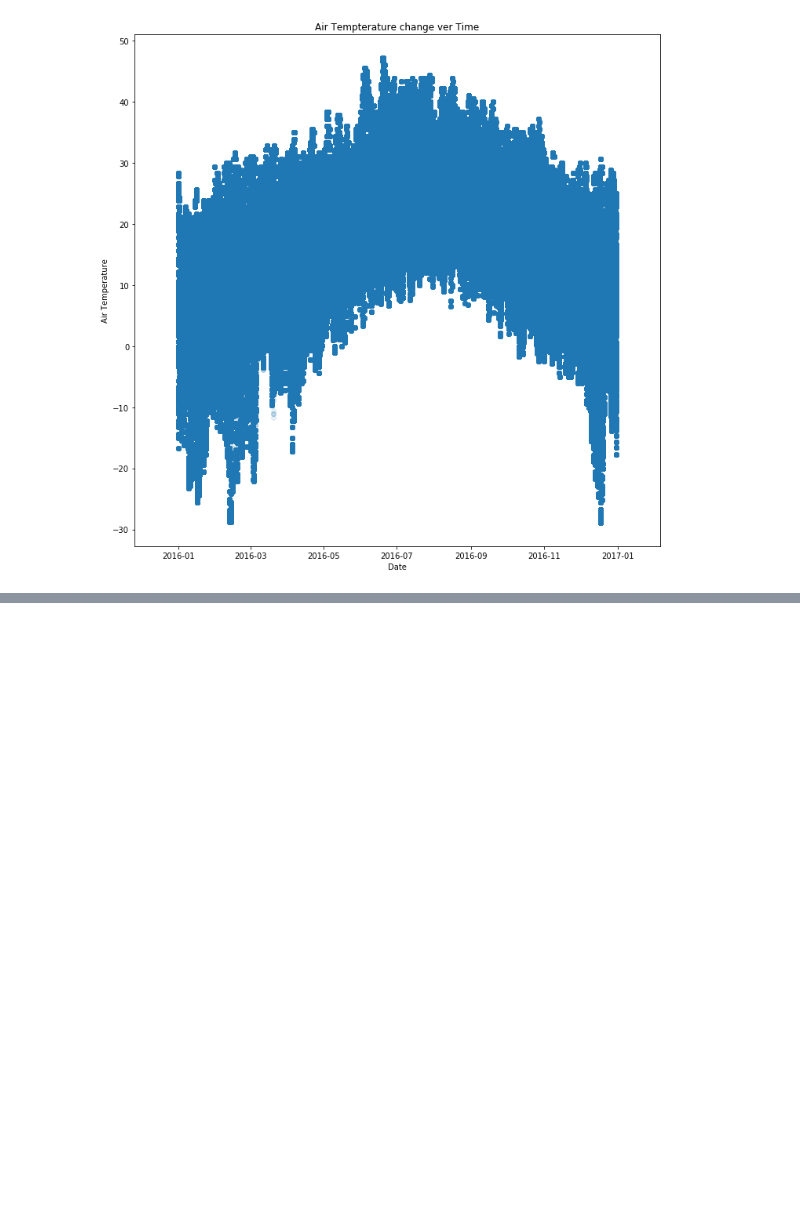
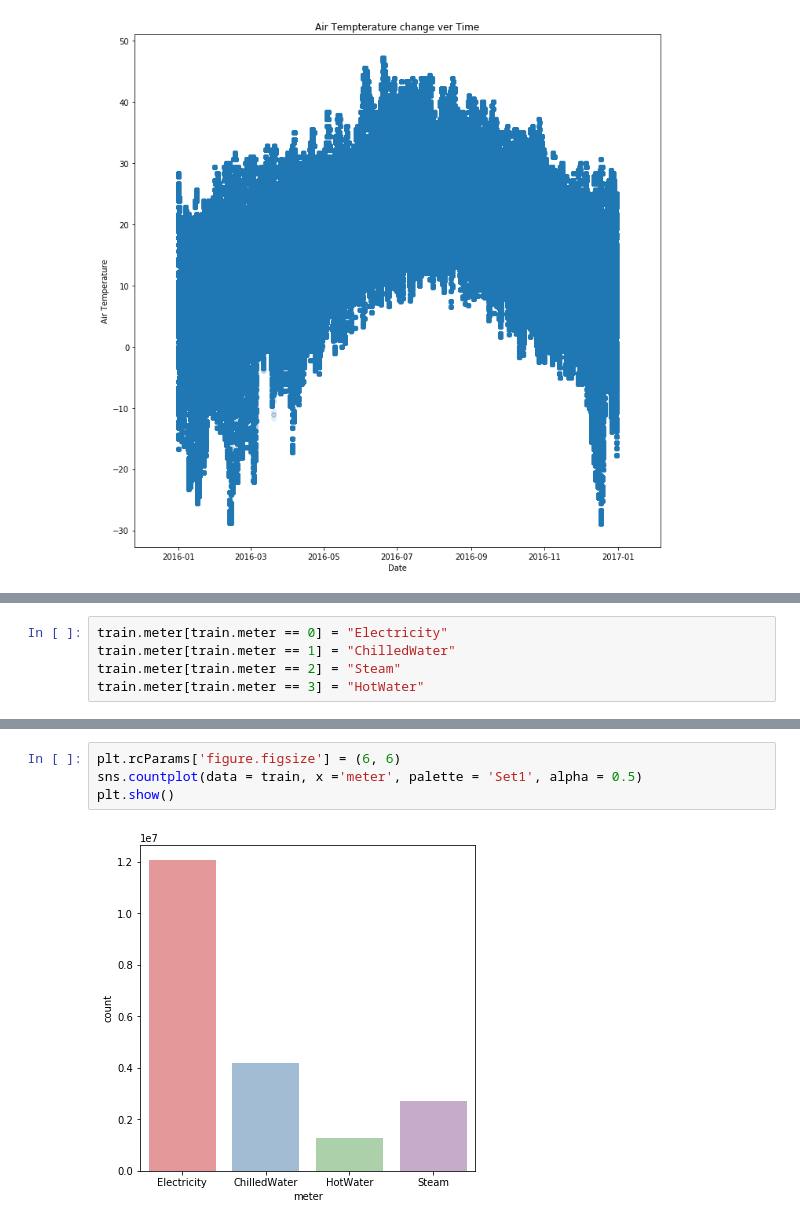
Before and after one commit to KevinThomas441/Skyscraper-Energy-Cost-Analysis, a Jupyter notebook: KDD_Project.ipynb, the cells around one changed output, grey strips where cells are left out. Saved outputs shown, nothing was run; the diff lists cells and outputs as text; blank space fills up the shorter version.

```diff
--- a/KDD_Project.ipynb
+++ b/KDD_Project.ipynb
@@ -471,0 +479,5 @@ plt.show()
+# %%
+train.meter[train.meter == 0] = "Electricity"
+train.meter[train.meter == 1] = "ChilledWater"
+train.meter[train.meter == 2] = "Steam"
+train.meter[train.meter == 3] = "HotWater"
@@ -471,0 +514,6 @@ plt.show()
+# %%
+plt.rcParams['figure.figsize'] = (6, 6)
+sns.countplot(data = train, x ='meter', palette = 'Set1', alpha = 0.5)
+plt.show()
+# %% [output]
+[figure, added]
```
Also changed, not shown: parts of 11 cells of this notebook.
